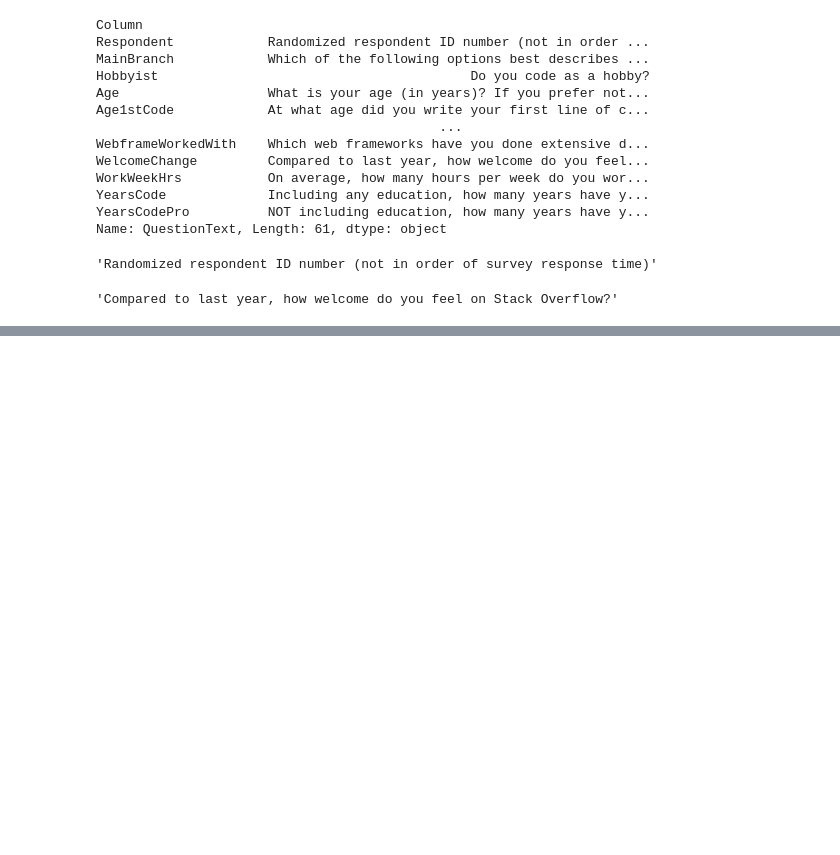
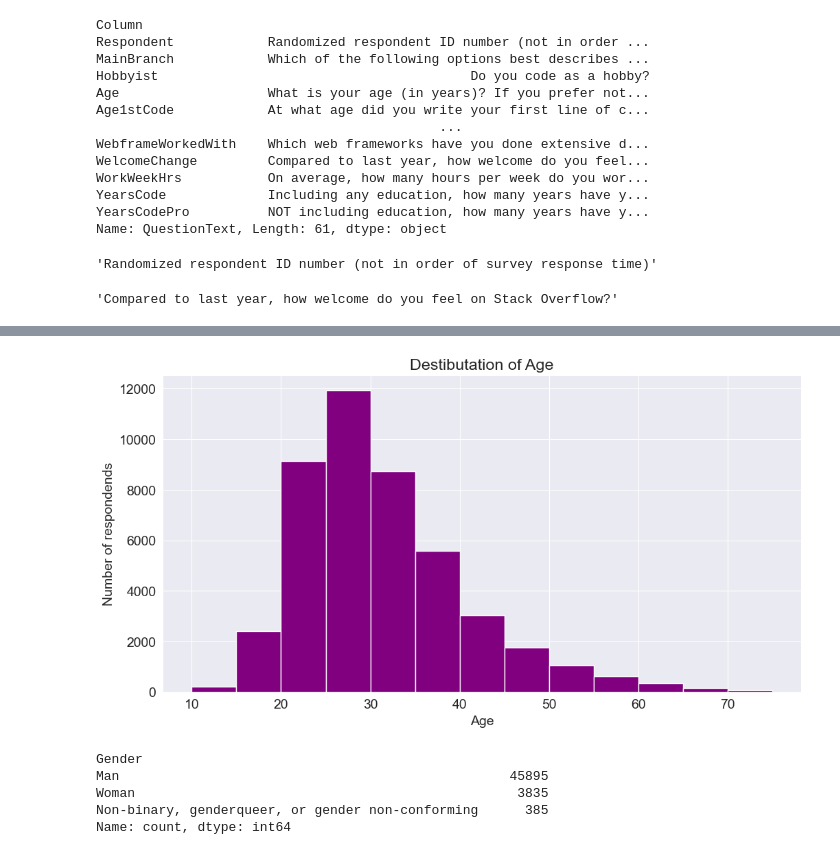
Before and after one commit to umarfarooqcode/stack_overflow_data, a Jupyter notebook: stack_overflow.ipynb, the cells around one changed output, grey strips where cells are left out. Drawn from its saved outputs; the diff is of its cells as text; code cells hidden in the pictures; blank space fills up the shorter version.

```diff
--- a/stack_overflow.ipynb
+++ b/stack_overflow.ipynb
@@ -85,0 +273,3 @@ schema_raw['WelcomeChange']
+# %%
+survey_df.drop(survey_df [survey_df.Age<10].index, inplace=True)
+survey_df.drop(survey_df[survey_df.Age>100].index, inplace=True)
@@ -85,0 +412,17 @@ schema_raw['WelcomeChange']
+# %%
+plt.figure(figsize=(12,6));
+plt.title('Destibutation of Age');
+plt.xlabel('Age');
+plt.ylabel('Number of respondends');
+plt.hist(survey_df.Age, bins=np.arange(10,80,5), color='purple');
+# %% [output]
+[figure, added]
+# %%
+gender_count = survey_df.Gender.value_counts()
+gender_count
+# %% [output]
+Gender
+Man                                                  45895
+Woman                                                 3835
+Non-binary, genderqueer, or gender non-conforming      385
+Name: count, dtype: int64
```
Also changed, not shown: parts of 78 cells of this notebook.
